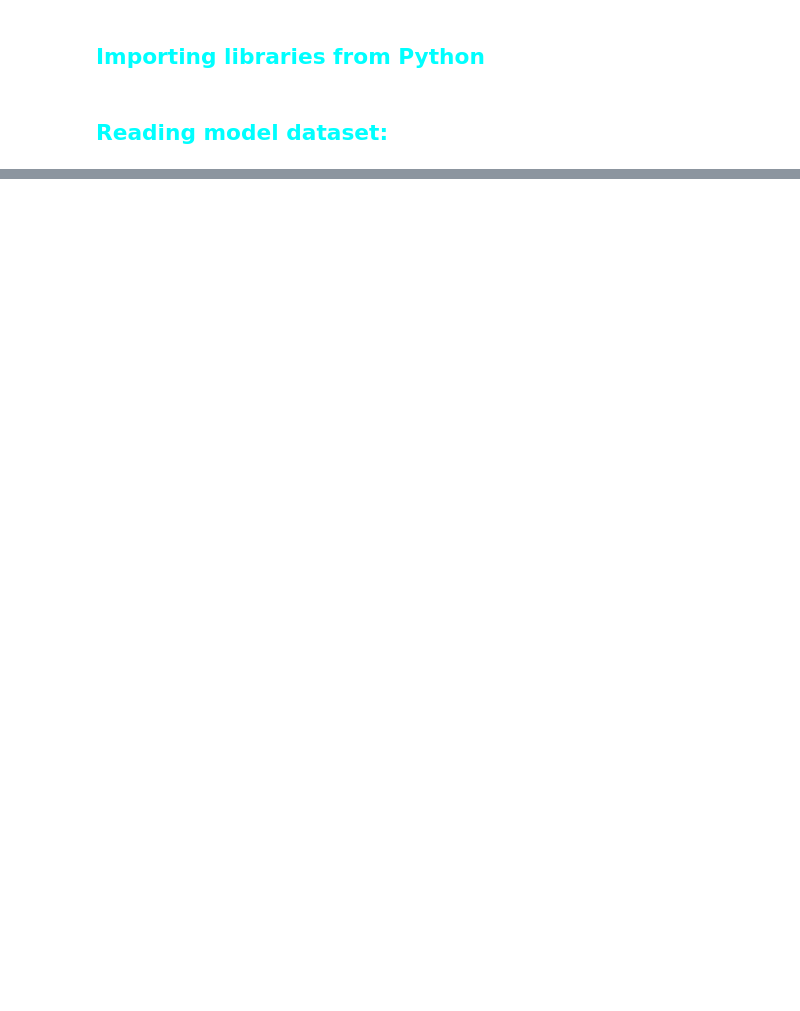
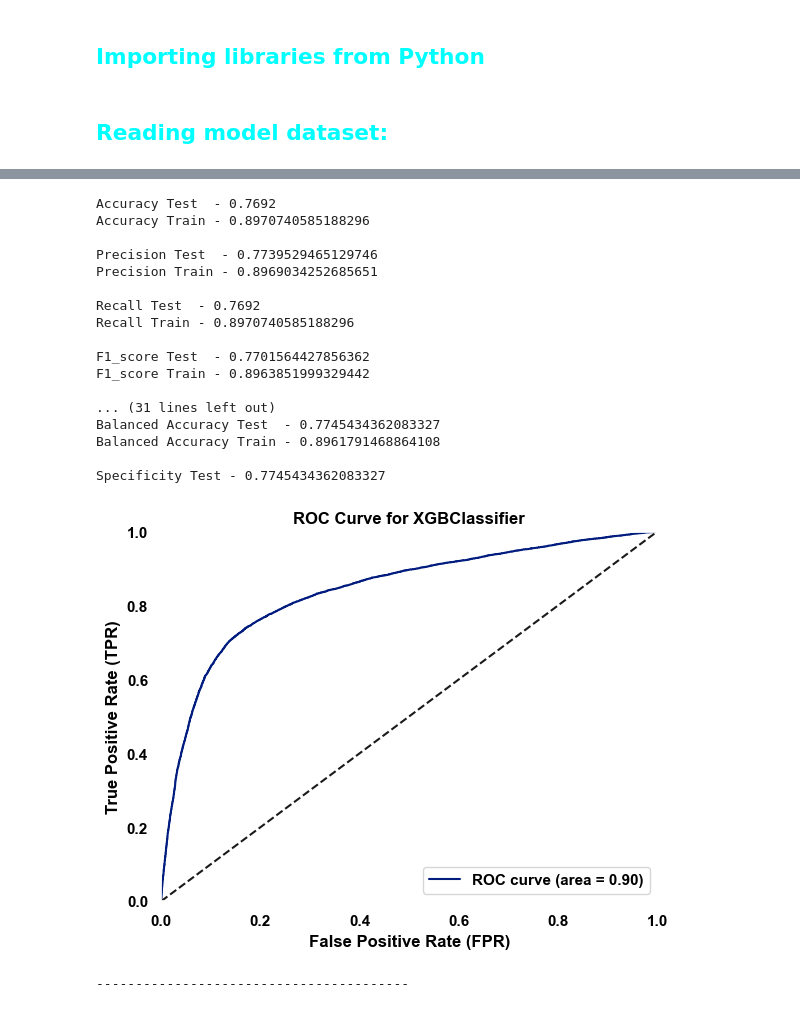
Before and after one commit to Santhosh-Analytics/Banking_Analytics, a Jupyter notebook: Classification.ipynb, the cells around one changed output, grey strips where cells are left out. Drawn from its saved outputs; the diff is of its cells as text; code cells hidden in the pictures; blank space fills up the shorter version.

```diff
--- a/Classification.ipynb
+++ b/Classification.ipynb
@@ -82,3 +264,26 @@ NameError: name 'StandardScaler' is not defined
+# %%
+xgb_Classifier = xg.XGBClassifier(random_state=42)
+evaluate_model(xgb_Classifier, x_train, y_train, x_test, y_test)
+# %% [output]
+Accuracy Test  - 0.7692
+Accuracy Train - 0.8970740585188296
+
+Precision Test  - 0.7739529465129746
+Precision Train - 0.8969034252685651
+
+Recall Test  - 0.7692
+Recall Train - 0.8970740585188296
+
+F1_score Test  - 0.7701564427856362
+F1_score Train - 0.8963851999329442
+
+... (31 lines left out)
+Balanced Accuracy Test  - 0.7745434362083327
+Balanced Accuracy Train - 0.8961791468864108
+
+Specificity Test - 0.7745434362083327
+[figure, added]
+----------------------------------------
 # %%
 from sklearn.tree import plot_tree
 
```
Also changed, not shown: parts of 33 cells of this notebook, 1 other file.
